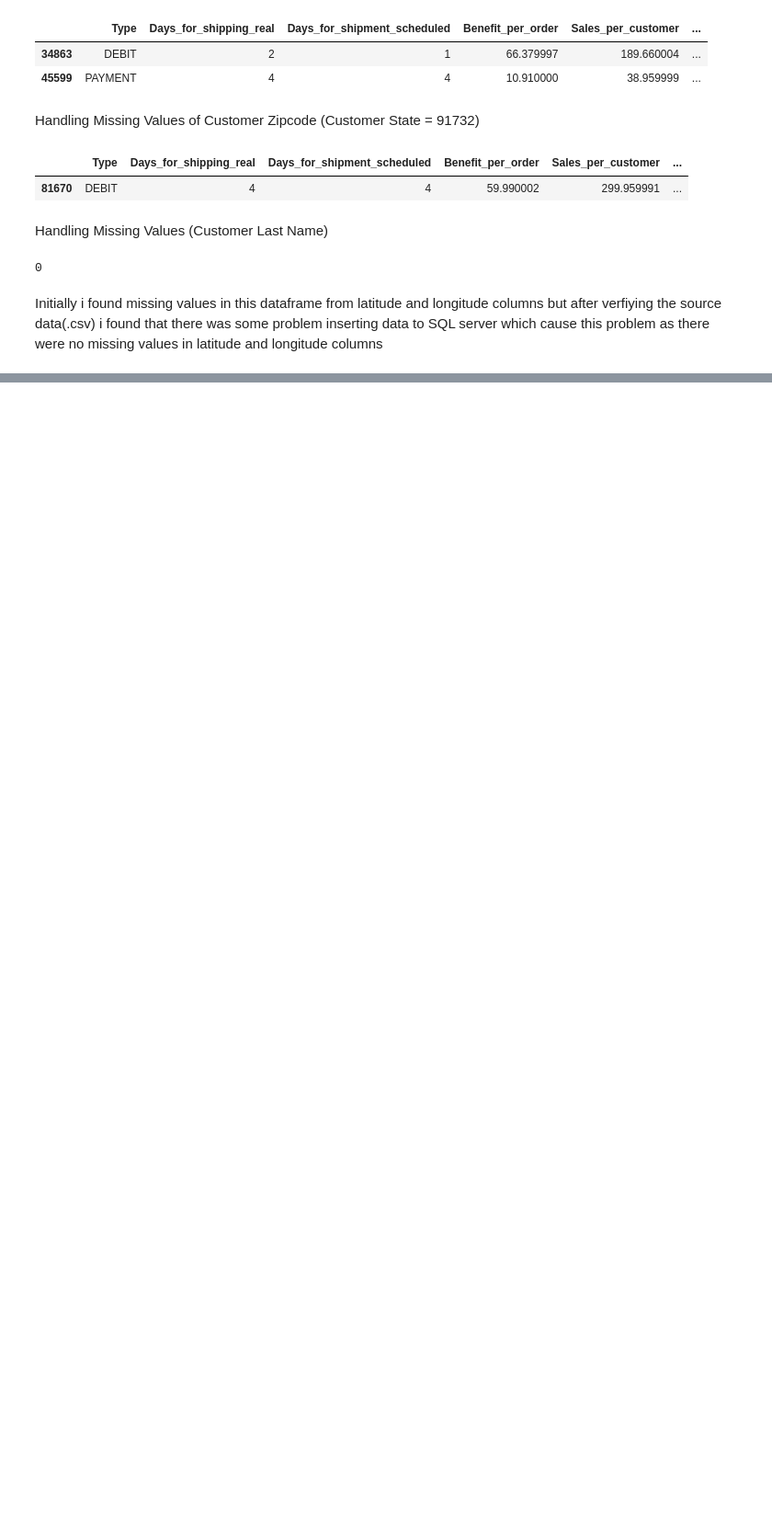
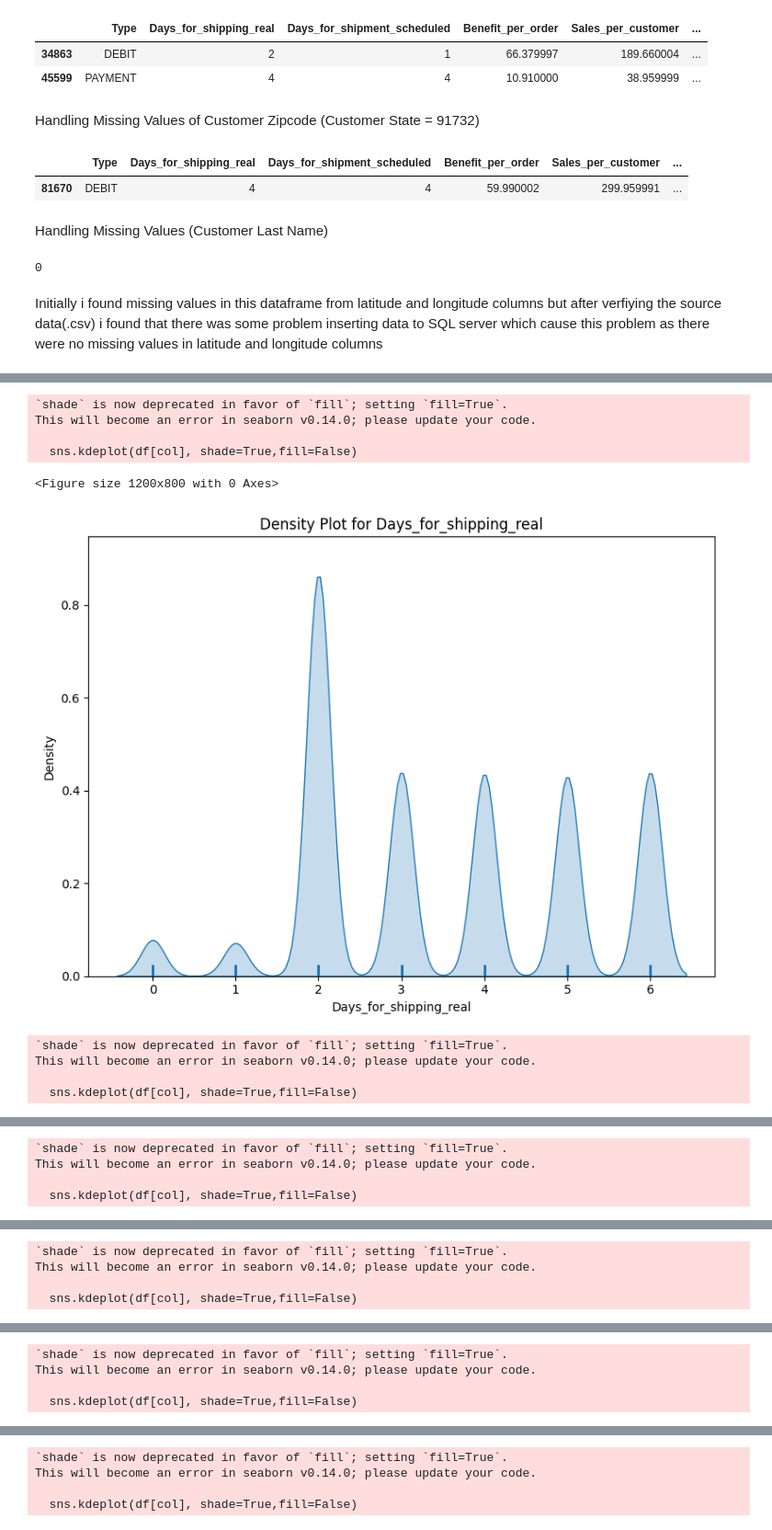
Before and after one commit to RutulPatel3/DataCoSupplyChain_DataAnalysisProject, a Jupyter notebook: python/EDA.ipynb, the cells around one changed output, grey strips where cells are left out. Shown at 92% size. Drawn from its saved outputs; the diff is of its cells as text; code cells hidden in the pictures; blank space fills up the shorter version.

```diff
--- a/python/EDA.ipynb
+++ b/python/EDA.ipynb
@@ -183,0 +375,23 @@ Initially i found missing values in this dataframe from latitude and longitude c
+# %%
+#Outlier detection
+plt.figure(figsize=(12, 8))
+for col in numerical_columns:
+    plt.figure(figsize=(8, 6))
+    sns.kdeplot(df[col], shade=True,fill=False)
+    sns.rugplot(df[col])
+    plt.title(f'Density Plot for {col}')
+    plt.xlabel(col)
+    plt.ylabel('Density')
+    plt.tight_layout()
+    plt.show()
+# %% [output]
+`shade` is now deprecated in favor of `fill`; setting `fill=True`.
+This will become an error in seaborn v0.14.0; please update your code.
+
+  sns.kdeplot(df[col], shade=True,fill=False)
+<Figure size 1200x800 with 0 Axes>
+[figure, added]
+`shade` is now deprecated in favor of `fill`; setting `fill=True`.
+This will become an error in seaborn v0.14.0; please update your code.
+
+  sns.kdeplot(df[col], shade=True,fill=False)
@@ -183,0 +399,4 @@ Initially i found missing values in this dataframe from latitude and longitude c
+`shade` is now deprecated in favor of `fill`; setting `fill=True`.
+This will become an error in seaborn v0.14.0; please update your code.
+
+  sns.kdeplot(df[col], shade=True,fill=False)
@@ -183,0 +404,4 @@ Initially i found missing values in this dataframe from latitude and longitude c
+`shade` is now deprecated in favor of `fill`; setting `fill=True`.
+This will become an error in seaborn v0.14.0; please update your code.
+
+  sns.kdeplot(df[col], shade=True,fill=False)
@@ -183,0 +409,4 @@ Initially i found missing values in this dataframe from latitude and longitude c
+`shade` is now deprecated in favor of `fill`; setting `fill=True`.
+This will become an error in seaborn v0.14.0; please update your code.
+
+  sns.kdeplot(df[col], shade=True,fill=False)
@@ -183,0 +414,4 @@ Initially i found missing values in this dataframe from latitude and longitude c
+`shade` is now deprecated in favor of `fill`; setting `fill=True`.
+This will become an error in seaborn v0.14.0; please update your code.
+
+  sns.kdeplot(df[col], shade=True,fill=False)
```
Also changed, not shown: parts of 34 cells of this notebook, 2 other files.
